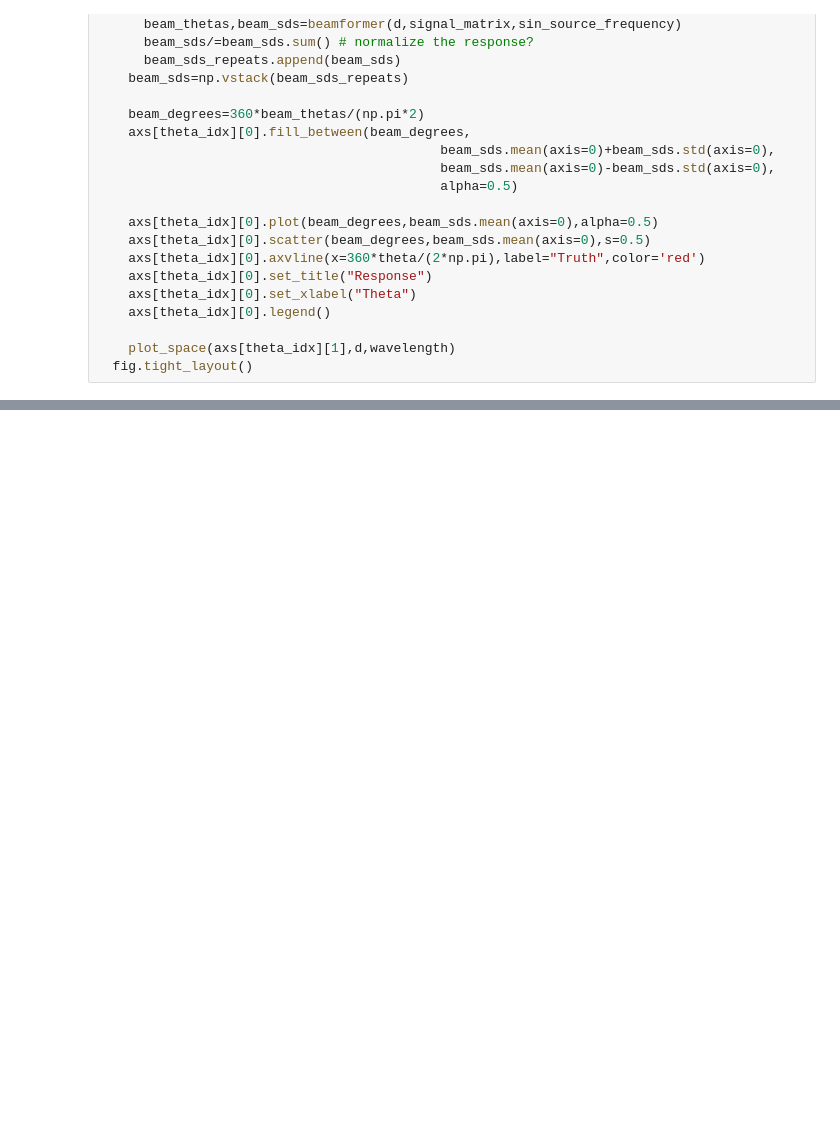
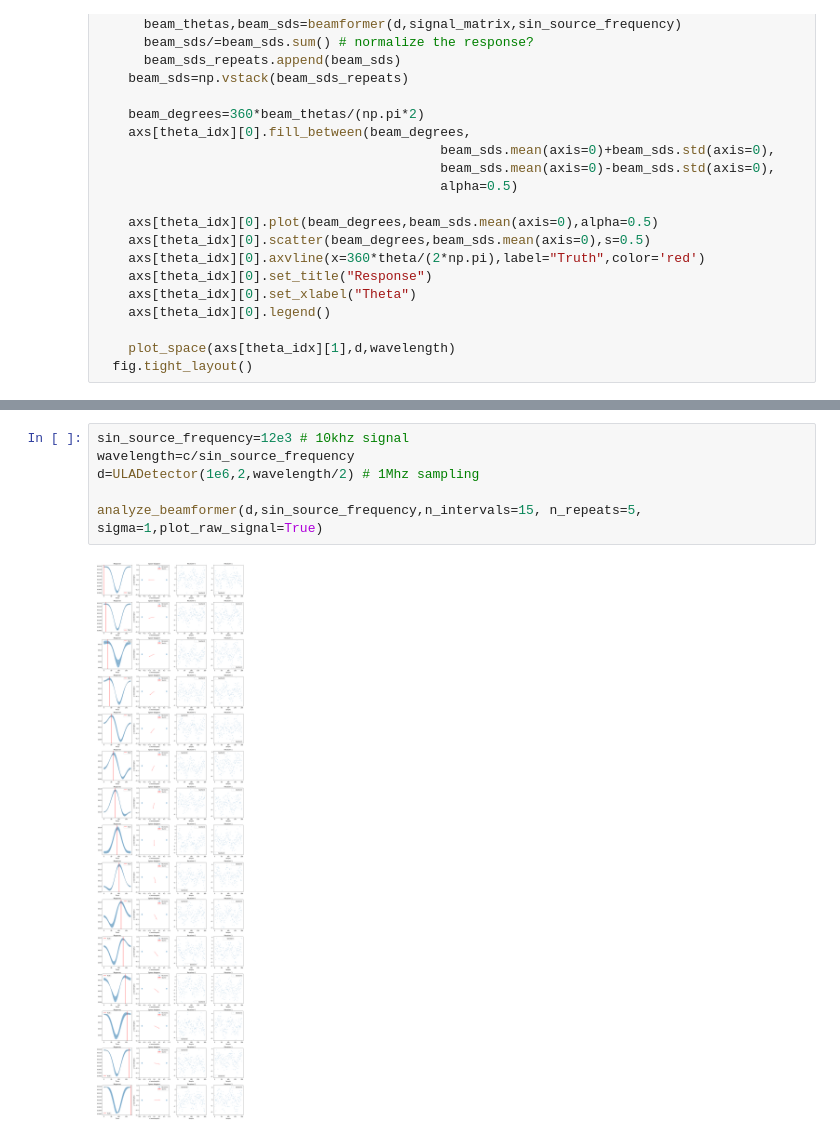
Before and after one commit to mfkiwl/spf, a Jupyter notebook: 03_beamformer_wNoise.ipynb, the cells around one changed output, grey strips where cells are left out. Drawn from its saved outputs; the diff is of its cells as text; blank space fills up the shorter version.

```diff
--- a/03_beamformer_wNoise.ipynb
+++ b/03_beamformer_wNoise.ipynb
@@ -201,3 +201,11 @@ analyze_beamformer(d,sin_source_frequency,n_intervals=15, n_repeats=5, sigma=1,p
+# %%
+sin_source_frequency=12e3 # 10khz signal
+wavelength=c/sin_source_frequency
+d=ULADetector(1e6,2,wavelength/2) # 1Mhz sampling
+
+analyze_beamformer(d,sin_source_frequency,n_intervals=15, n_repeats=5, sigma=1,plot_raw_signal=True)
+# %% [output]
+[figure, added]
 # %%
 sin_source_frequency=12e3 # 10khz signal
 wavelength=c/sin_source_frequency
```
Also changed, not shown: parts of 4 cells of this notebook.
